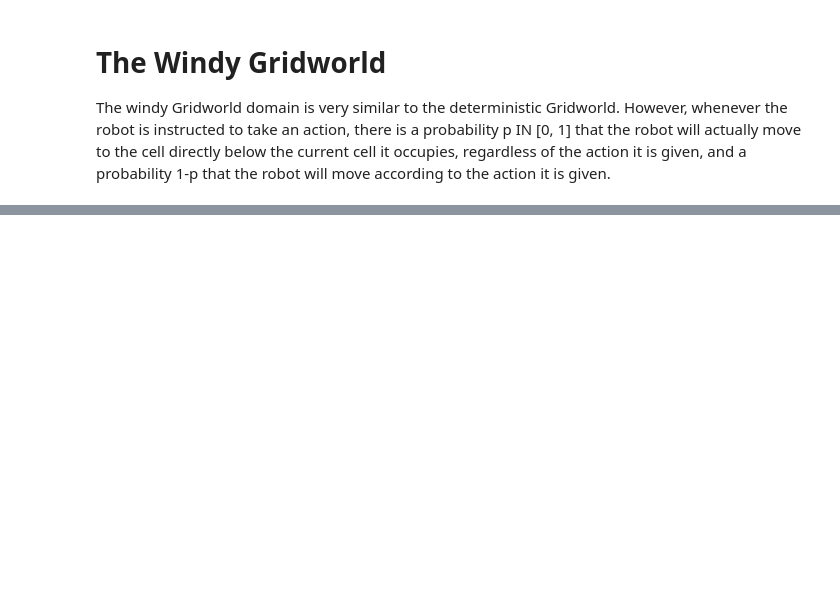
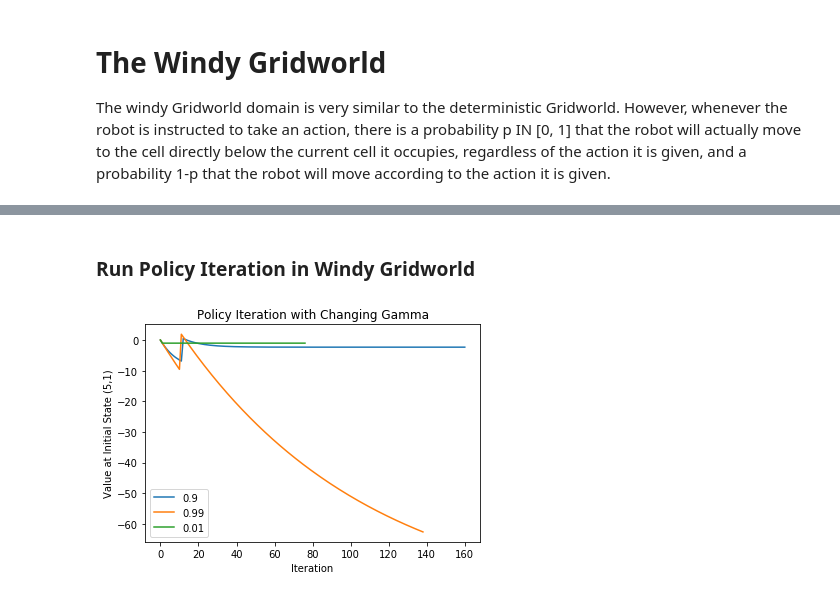
Before and after one commit to jadekhiev/MIE567, a Jupyter notebook: Project 1.ipynb, the cells around one changed output, grey strips where cells are left out. Drawn from its saved outputs; the diff is of its cells as text; code cells hidden in the pictures; blank space fills up the shorter version.

```diff
--- a/Project 1.ipynb
+++ b/Project 1.ipynb
@@ -690,0 +561,31 @@ class WindyPolicyIteration :
+# %% [markdown]
+### Run Policy Iteration in Windy Gridworld
+# %%
+def initialize_plot():
+    plt.plot()
+    plt.ylabel('Value at Initial State (5,1)')
+    plt.xlabel('Iteration')
+    plt.title("Policy Iteration with Changing Gamma")
+
+    return plt
+
+# run policy iteration code here
+gridworld = Gridworld()
+init_vals= {}
+plt = initialize_plot()
+p = 0.5
+
+for gamma in [0.90,0.99,0.01]:
+    policy = PolicyIteration(gridworld, gamma)
+    policy.set_p(p)      #add wind (stochasticity)
+    policy.policy_iteration()
+
+    #create plot
+    V = policy.get_V()
+    init_vals[gamma] = [V[v][(5,1)] for v in V]
+    plt.plot(init_vals[gamma], label = gamma)
+
+plt.legend()
+plt.show()
+# %% [output]
+[figure, added]
```
Also changed, not shown: parts of 9 cells of this notebook.
